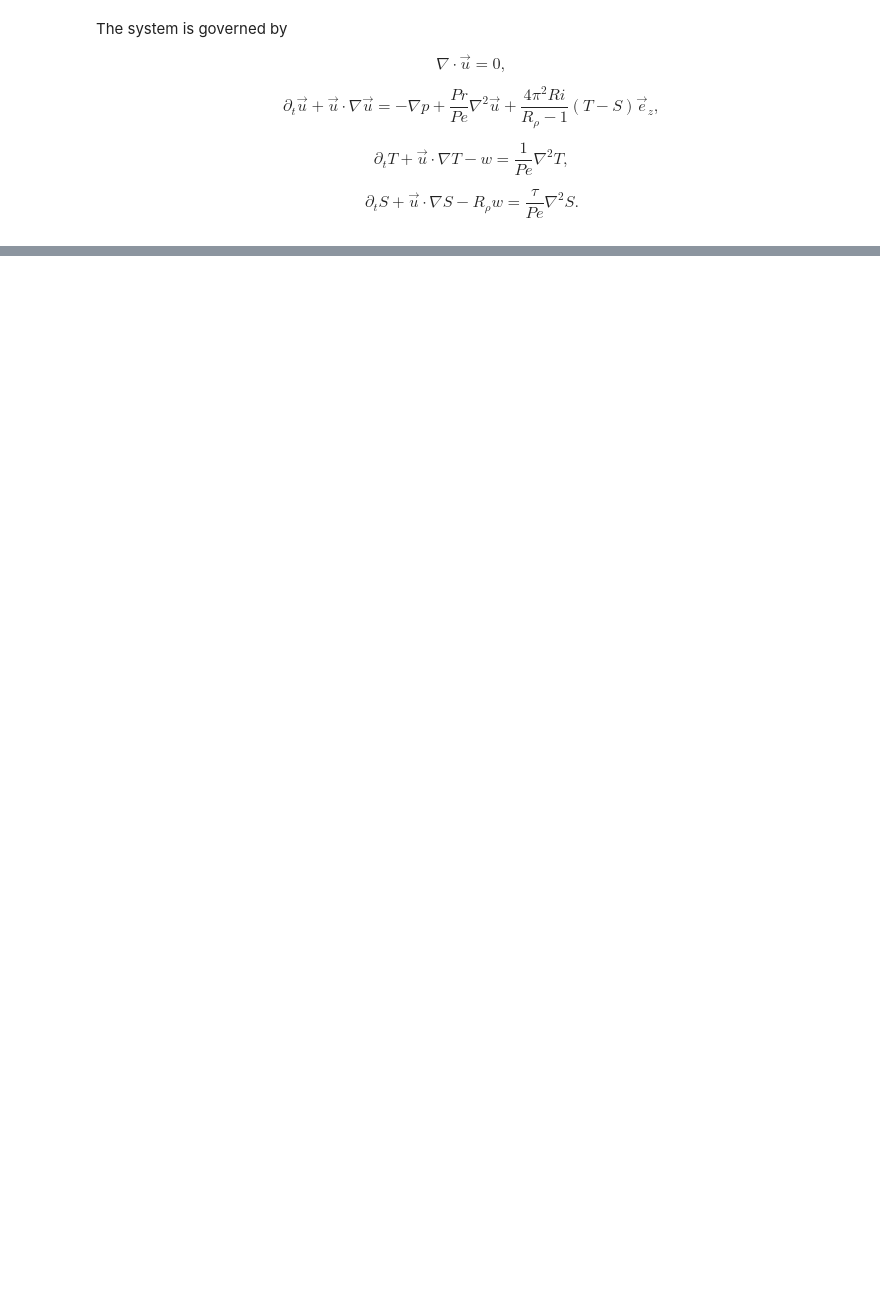
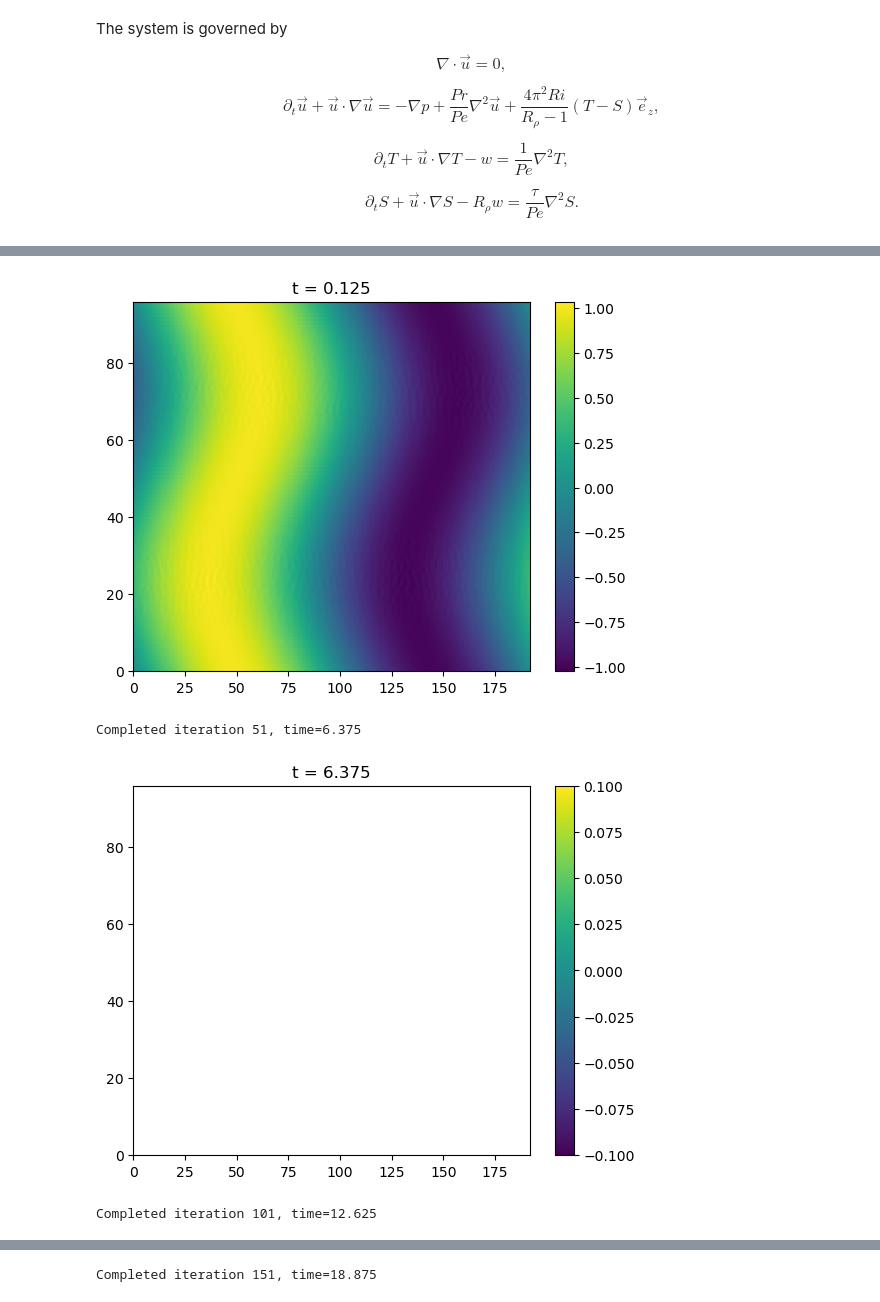
Before and after one commit to ducnguyen-uconn/Thermohaline-Shear_Instability, a Jupyter notebook: reproduce_refs/simulation/2dtest.ipynb, the cells around one changed output, grey strips where cells are left out. Saved outputs shown, nothing was run; the diff lists cells and outputs as text; code cells hidden in the pictures; blank space fills up the shorter version.

```diff
--- a/reproduce_refs/simulation/2dtest.ipynb
+++ b/reproduce_refs/simulation/2dtest.ipynb
@@ -17,7 +17,7 @@ The system is governed by
 \partial_t S +\vec{u}\cdot\nabla S - R_\rho w = \frac{\tau}{Pe}\nabla^2 S.
 \end{equation}
 # %%
-# This code performs two-dimensional DNS using Dedalus3 based on governing equations in Raiko's paper
+# This code performs two-dimensional DNS using Dedalus3 based on governing equations in Radko's paper
 # [Thermohaline layering in dynamically and diffusively stable shear flows]
 import numpy as np
 import matplotlib.pyplot as plt
@@ -77,7 +77,7 @@ problem.add_equation("dt(u) + grad(p) - (Pr/Pe)*lap_u - (4*pi*pi*Ri/(Rp-1))*(te-
 problem.add_equation("dt(te) - (1./Pe)*lap_te - w = - u@grad(te)")
 problem.add_equation("dt(sa) - (tau/Pe)*lap_sa - w = - u@grad(sa)")
 
-stop_sim_time = 300 # Stopping criteria
+stop_sim_time = 20 # Stopping criteria
 timestepper = d3.RK443 # 3rd-order 4-stage DIRK+ERK scheme [Ascher 1997 sec 2.8] https://doi-org.ezproxy.lib.uconn.edu/10.1016/S0168-9274(97)00056-1
 # timestepper = d3.RK222
 
@@ -85,12 +85,15 @@ timestepper = d3.RK443 # 3rd-order 4-stage DIRK+ERK scheme [Ascher 1997 sec 2.8]
 solver = problem.build_solver(timestepper)
 solver.stop_sim_time = stop_sim_time
 
-# define initial state
-te.fill_random('g', seed=42, distribution='normal', scale=1e-3) # Random noise
-# te['g'] *= z * (Lx - z) # Damp noise at walls
-# te['g'] += z # Add linear background
-
-sa.fill_random('g', seed=42, distribution='normal', scale=1e-3) # Random noise
+# define initial condition
+p.fill_random('g', seed=42, distribution='normal', scale=1e-5) # Random noise
+p['g'] -= 4*pi*pi*Pr/Pr*np.sin(2*pi*z)
+u.fill_random('g', seed=42, distribution='normal', scale=1e-5) # Random noise
+u['g'][0] -= np.sin(2*pi*z)
+te.fill_random('g', seed=42, distribution='normal', scale=1e-5) # Random noise
+te['g'] -= np.sin(1*pi*x-pi)
+sa.fill_random('g', seed=42, distribution='normal', scale=1e-5) # Random noise
+sa['g'] -= np.sin(1*pi*x-pi)
 
 max_timestep = 0.125
 # CFL
@@ -103,10 +106,11 @@ print('Starting main loop')
 while solver.proceed:
     timestep = CFL.compute_timestep()
     solver.step(timestep)
-    if (solver.iteration-1) % 250 == 0:
+    if (solver.iteration-1) % 50 == 0:
         print('Completed iteration {}, time={:.3f}'.format(solver.iteration, solver.sim_time))
-        sa_plot = plt.pcolormesh(np.copy(sa['g']).transpose())
-        plt.colorbar(sa_plot)
+        temp = np.copy(te['g'])
+        te_plot = plt.pcolormesh(temp.transpose())
+        plt.colorbar(te_plot)
         plt.title("t = {:.3f}".format(solver.sim_time))
-        # plt.savefig("salinity{:.3f}.png".format(solver.sim_time), dpi=200)
         plt.show()
+# %% [output]
@@ -112,0 +130,4 @@ while solver.proceed:
+[figure, added]
+Completed iteration 51, time=6.375
+[figure, added]
+Completed iteration 101, time=12.625
@@ -112,0 +135 @@ while solver.proceed:
+Completed iteration 151, time=18.875
```
Also changed, not shown: parts of 1 cell of this notebook.
